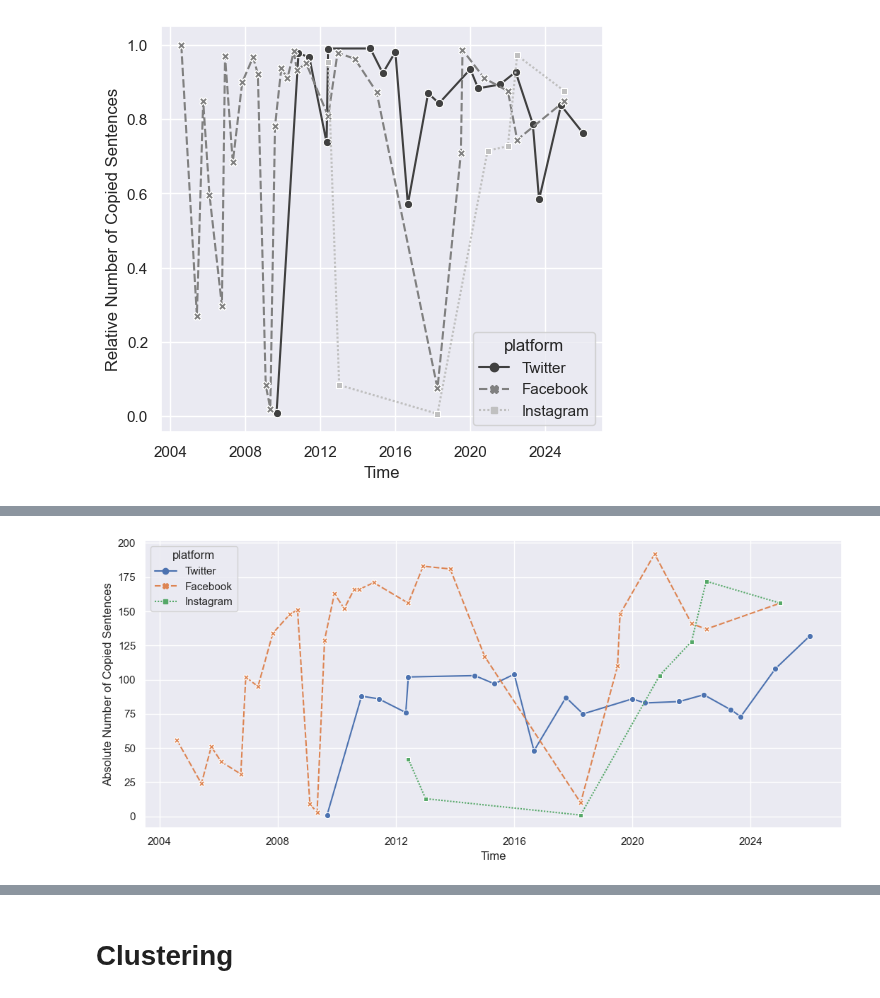
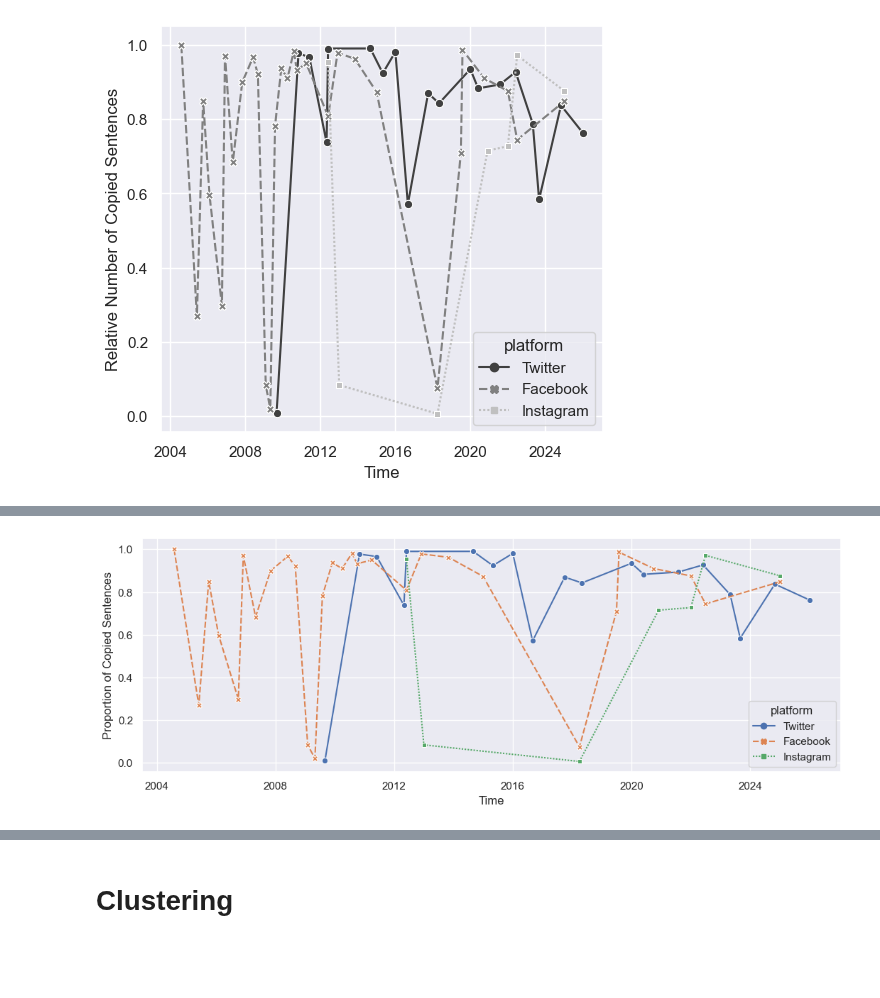
Before and after one commit to kasparvonbeelen/contracts, a Jupyter notebook: 1-2-analyse_data.ipynb, the cells around one changed output, grey strips where cells are left out. Saved outputs shown, nothing was run; the diff lists cells and outputs as text; code cells hidden in the pictures; blank space fills up the shorter version.

```diff
--- a/1-2-analyse_data.ipynb
+++ b/1-2-analyse_data.ipynb
@@ -152,9 +152,9 @@ fig.savefig("figures/jels/Figure_8_right_gray.png", dpi=300, bbox_inches='tight'
 # %% [output]
 [figure]
 # %%
-sns.set(rc={'figure.figsize':(12.7,5.27)})
+sns.set(rc={'figure.figsize':(12.7,4.27)})
 ax =sns.lineplot(x=result_df.index,
-                y='deletions',
+                y='rel_deletions',
                 hue='platform',
                 style="platform",
                 markers=True,
@@ -164,7 +164,7 @@ ax =sns.lineplot(x=result_df.index,
 
 ax.set(
     xlabel="Time",
-    ylabel="Absolute Number of Deleted Sentences",
+    ylabel="Proportion of Deleted Sentences",
 )
 
 fig = ax.get_figure()
@@ -174,23 +174,23 @@ fig.savefig("figures/jels/Figure_9_top.png", dpi=300, bbox_inches='tight')
 # %%
-sns.set(rc={'figure.figsize':(12.7,5.27)})
+sns.set(rc={'figure.figsize':(12.7,4.27)})
 ax =sns.lineplot(x=result_df.index,
-                y='copied',
+                y='rel_copied',
                 hue='platform',
                 style="platform",
                 markers=True,
                 data=result_df,
                 #palette='gray'
             )
 
 ax.set(
     xlabel="Time",
-    ylabel="Absolute Number of Copied Sentences",
+    ylabel="Proportion of Copied Sentences",
 )
 
 fig = ax.get_figure()
 fig.savefig("figures/jels/Figure_9_top.png", dpi=300, bbox_inches='tight')
 # %% [output]
-[figure, old version]
+[figure, new version]
 # %%
 # result_df = result_df.sort_index(ascending=True)
 
```
Also changed, not shown: parts of 25 cells of this notebook, 15 other files.
